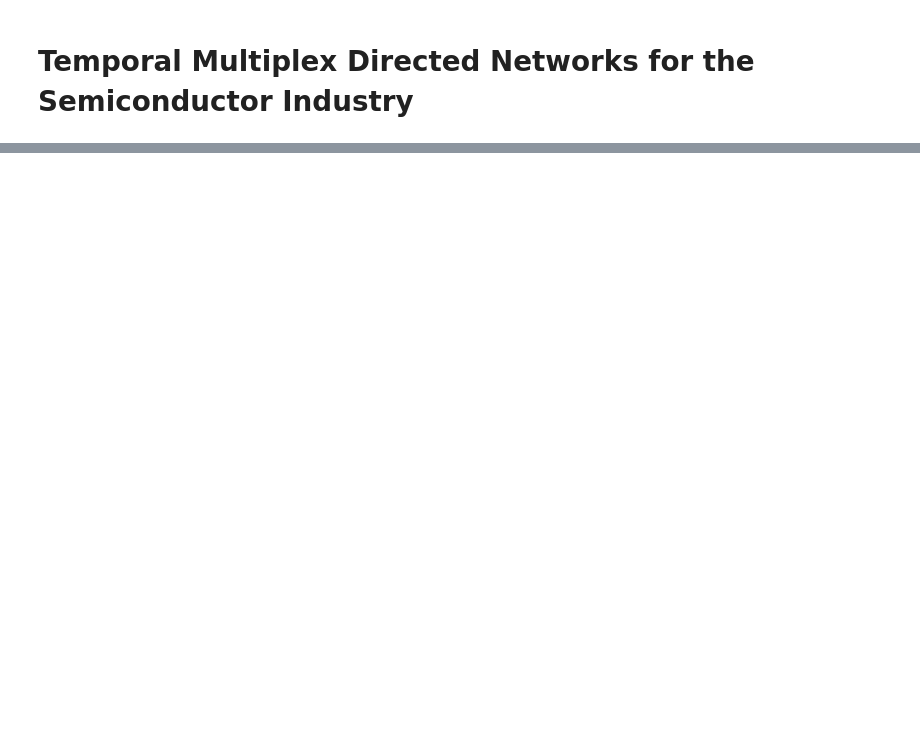
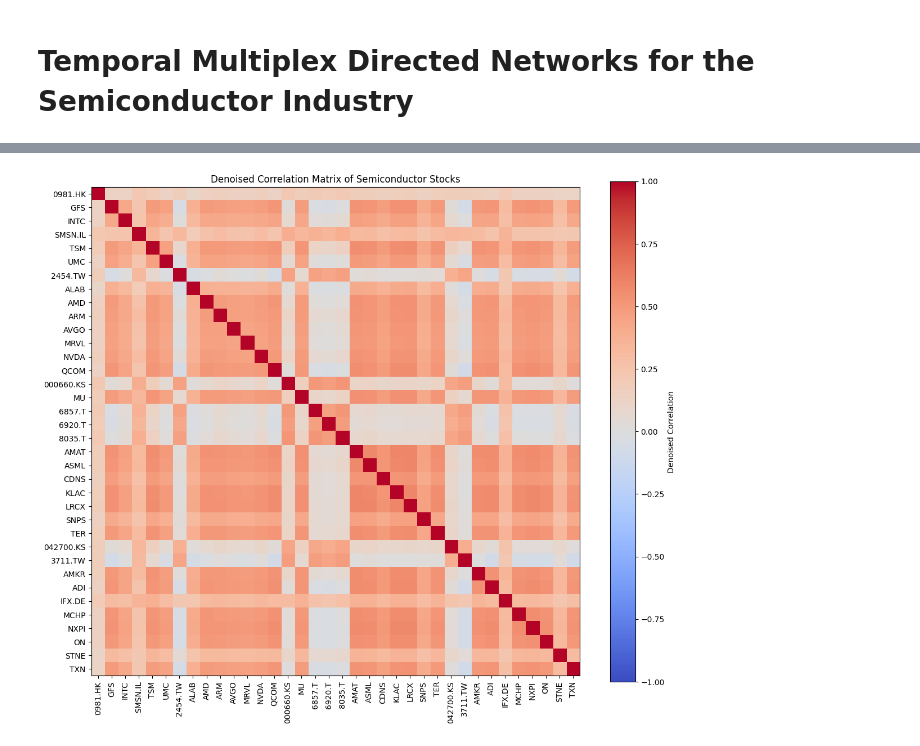
Before and after one commit to Gagsterslol/financial-networks, a Jupyter notebook: notebooks/TMDN.ipynb, the cells around one changed output, grey strips where cells are left out. Saved outputs shown, nothing was run; the diff lists cells and outputs as text; code cells hidden in the pictures; blank space fills up the shorter version.

Commit message:
Added Marchenko-Pasturo Filtered Returns Correlation, expanded universe

```diff
--- a/notebooks/TMDN.ipynb
+++ b/notebooks/TMDN.ipynb
@@ -40,8 +89,47 @@ fig.show()
 # %%
-returns = np.log(data / data.shift(1)).dropna()
+# Compute and visualize returns for each sphere
+total_returns = pd.DataFrame()
+for sphere_name, tickers_dict in spheres.items():
+    data = yf.download(list(tickers_dict.keys()), start="2023-01-01", progress=False)['Close']
+    returns = np.log(data / data.shift(1)).dropna()
+    total_returns = pd.concat([total_returns, returns], axis=1)
 
-fig = px.line(returns, x=returns.index, y=returns.columns,
-              title='10 Tech Stocks Returns (Since 2023)',
-              labels={'value': 'Returns', 'variable': 'Ticker'})
-fig.update_layout(xaxis_title='Date', yaxis_title='Returns')
-fig.show()
+    fig = px.line(returns, x=returns.index, y=returns.columns,
+                  title=f'{sphere_name} - Returns (Since 2023)',
+                  labels={'value': 'Returns', 'variable': 'Ticker'})
+    fig.update_layout(xaxis_title='Date', yaxis_title='Returns')
+    fig.show()
+# %%
+window = 38*1.5 #decent window size for 38 stocks, can be adjusted based on the number of stocks and desired smoothing level
+
+corr_matrix = total_returns.corr()
+
+# CLIPPING VALUES TO AVOID NUMERICAL INSTABILITIES (MARKET )
+lambda_max = (1+np.sqrt(38/window))**2
+eigenvalues, eigenvectors = np.linalg.eigh(corr_matrix)
+
+is_noise = eigenvalues < lambda_max
+noise_mean = np.mean(eigenvalues[is_noise])
+eigenvalues_denoised = eigenvalues.copy()
+eigenvalues_denoised[is_noise] = noise_mean
+
+C_clean = eigenvectors @ np.diag(eigenvalues_denoised) @ eigenvectors.T
+
+d = np.diag(C_clean)
+inv_std = np.diag(1 / np.sqrt(d))
+C_final = inv_std @ C_clean @ inv_std
+# Convert back to DataFrame with proper index and columns
+C_final_df = pd.DataFrame(C_final, index=corr_matrix.index, columns=corr_matrix.columns)
+
+C_final_df.to_csv('denoised_correlation_matrix.csv')
+
+#visualize the denoised correlation matrix
+plt.figure(figsize=(12, 10))
+plt.imshow(C_final_df, cmap='coolwarm', vmin=-1, vmax=1)
+plt.colorbar(label='Denoised Correlation')
+plt.title('Denoised Correlation Matrix of Semiconductor Stocks')
+plt.xticks(ticks=np.arange(len(C_final_df.columns)), labels=C_final_df.columns, rotation=90)
+plt.yticks(ticks=np.arange(len(C_final_df.index)), labels=C_final_df.index)
+plt.tight_layout()
+# %% [output]
+[figure, added]
```
Also changed, not shown: parts of 3 cells of this notebook, 2 other files.
